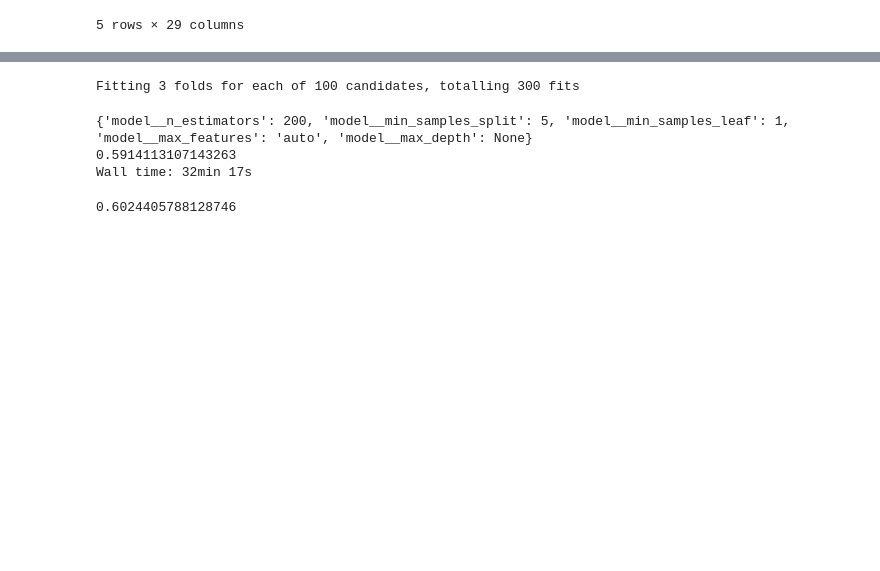
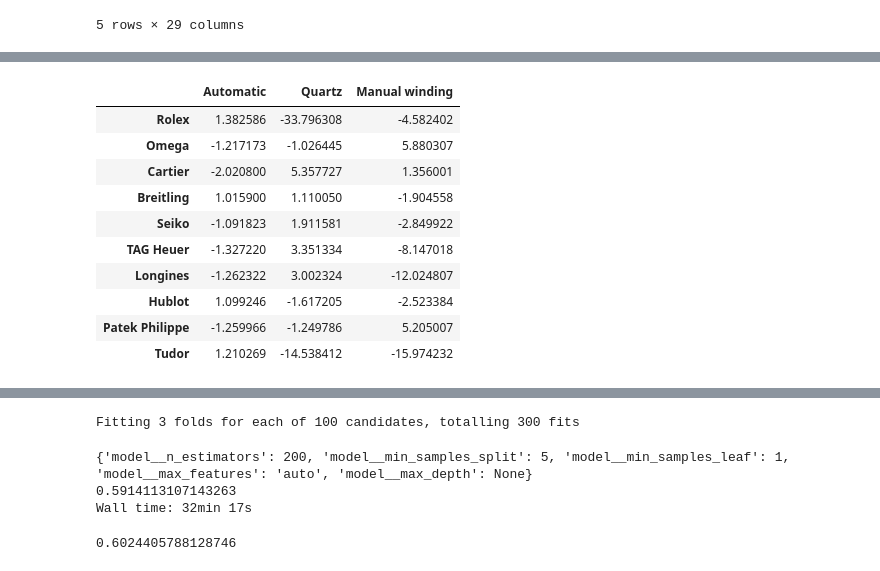
Before and after one commit to Ortgies/chrono, a Jupyter notebook: classification.ipynb, the cells around one changed output, grey strips where cells are left out. Drawn from its saved outputs; the diff is of its cells as text; code cells hidden in the pictures; blank space fills up the shorter version.

```diff
--- a/classification.ipynb
+++ b/classification.ipynb
@@ -47,0 +101,14 @@ Name: Model, dtype: int64
+# %%
+get_brand_dist('Movement').style.apply(centered_background_gradient)
+# %% [output]
+|  | Automatic | Quartz | Manual winding |
+| Rolex | 1.382586 | -33.796308 | -4.582402 |
+| Omega | -1.217173 | -1.026445 | 5.880307 |
+| Cartier | -2.020800 | 5.357727 | 1.356001 |
+| Breitling | 1.015900 | 1.110050 | -1.904558 |
+| Seiko | -1.091823 | 1.911581 | -2.849922 |
+| TAG Heuer | -1.327220 | 3.351334 | -8.147018 |
+| Longines | -1.262322 | 3.002324 | -12.024807 |
+| Hublot | 1.099246 | -1.617205 | -2.523384 |
+| Patek Philippe | -1.259966 | -1.249786 | 5.205007 |
+| Tudor | 1.210269 | -14.538412 | -15.974232 |
```
Also changed, not shown: parts of 47 cells of this notebook, 8 other files.
